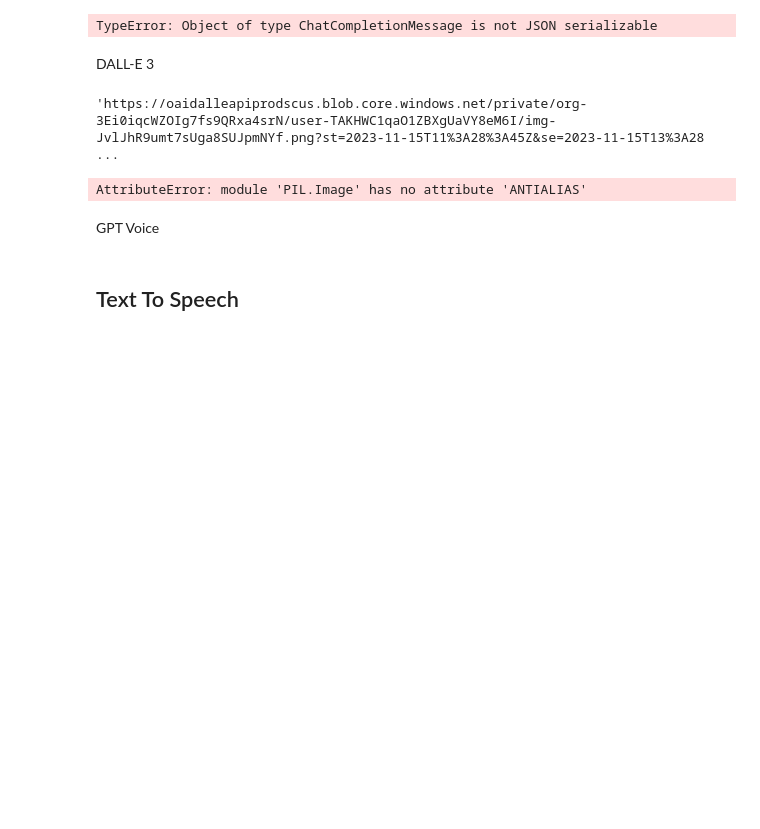
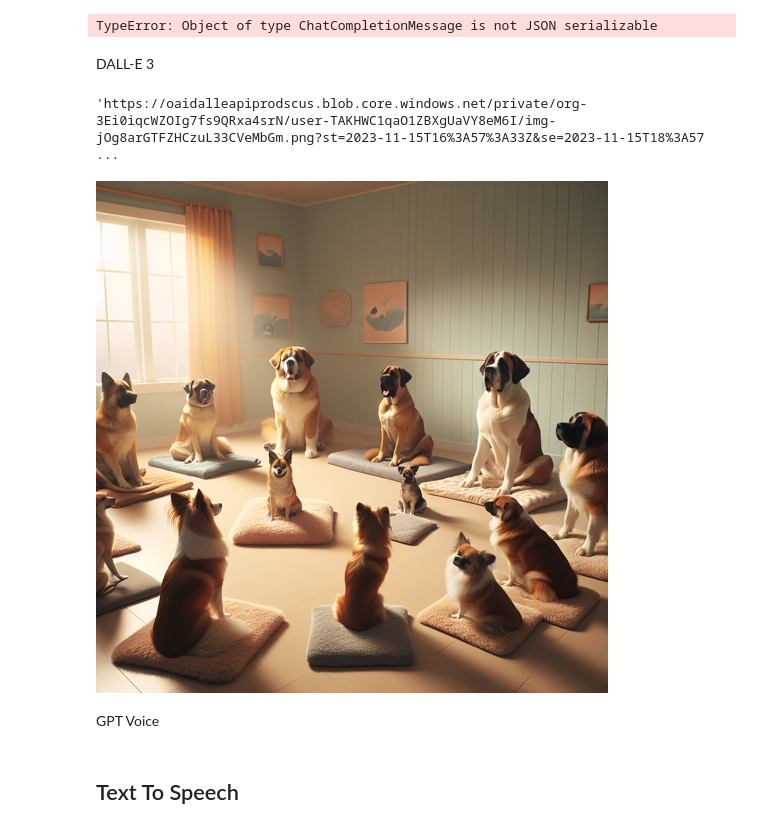
Before and after one commit to mpazaryna/ai-experiments, a Jupyter notebook: cookbooks/openai_dev_day.ipynb, the cells around one changed output. Drawn from its saved outputs; the diff is of its cells as text; code cells hidden in the pictures; blank space fills up the shorter version.

```diff
--- a/cookbooks/openai_dev_day.ipynb
+++ b/cookbooks/openai_dev_day.ipynb
@@ -37,7 +48,11 @@ import os
 import requests
 import json
 # %%
+import os
+import openai
 from openai import OpenAI
+
+api_key=os.environ["OPENAI_API_KEY"]
 client = OpenAI(api_key=api_key)
 # %% [markdown]
 GPT-4 Turbo is our latest generation model. It’s more capable, has an updated knowledge cutoff of April 2023 and introduces a 128k context window (the equivalent of 300 pages of text in a single prompt). The model is also 3X cheaper for input tokens and 2X cheaper for output tokens compared to the original GPT-4 model. The maximum number of output tokens for this model is 4096.
@@ -101,8 +116,9 @@ DALL-E 3
 # %%
 PROMPT = "a room full of dogs all meditating in a circle"
 # %%
+import openai
 from openai import OpenAI
-client = OpenAI()
+client = OpenAI(api_key=api_key)
 
 response = client.images.generate(
   model="dall-e-3",
@@ -115,36 +131,36 @@ response = client.images.generate(
 image_url = response.data[0].url
 image_url
 # %% [output]
-'https://oaidalleapiprodscus.blob.core.windows.net/private/org-3Ei0iqcWZOIg7fs9QRxa4srN/user-TAKHWC1qaO1ZBXgUaVY8eM6I/img-JvlJhR9umt7sUga8SUJpmNYf.png?st=2023-11-15T11%3A28%3A45Z&se=2023-11-15T13%3A28 ...
+'https://oaidalleapiprodscus.blob.core.windows.net/private/org-3Ei0iqcWZOIg7fs9QRxa4srN/user-TAKHWC1qaO1ZBXgUaVY8eM6I/img-jOg8arGTFZHCzuL33CVeMbGm.png?st=2023-11-15T16%3A57%3A33Z&se=2023-11-15T18%3A57 ...
 # %%
 import requests
 from PIL import Image
 from io import BytesIO
 from IPython.display import display
 
 def display_and_save_image_from_url(url, scale_percent=100, save_name='image.png'):
     # Send a GET request to the specified URL to retrieve the image
     response = requests.get(url)
     # Open the image
     img = Image.open(BytesIO(response.content))
 
     # Calculate the new size, as a percentage of the original size
     if scale_percent != 100:
         width, height = img.size
         new_width = int(width * scale_percent / 100)
         new_height = int(height * scale_percent / 100)
-        img = img.resize((new_width, new_height), Image.ANTIALIAS)
+        img = img.resize((new_width, new_height))
 
     # Save the image locally with the given name
     img.save(save_name)
 
     # Display the image in the notebook
     display(img)
 
 # Call the function with the URL, the scale percentage, and the save name you want
-display_and_save_image_from_url(image_url, scale_percent=50, save_name='../data/meditating_dogs.png')
+display_and_save_image_from_url(image_url, scale_percent=50, save_name='../tmp/meditating_dogs.png')
 # %% [output]
-AttributeError: module 'PIL.Image' has no attribute 'ANTIALIAS'
+[figure, added]
 # %% [markdown]
 GPT Voice
 # %%
```
Also changed, not shown: parts of 1 cell of this notebook, 1 other file.
